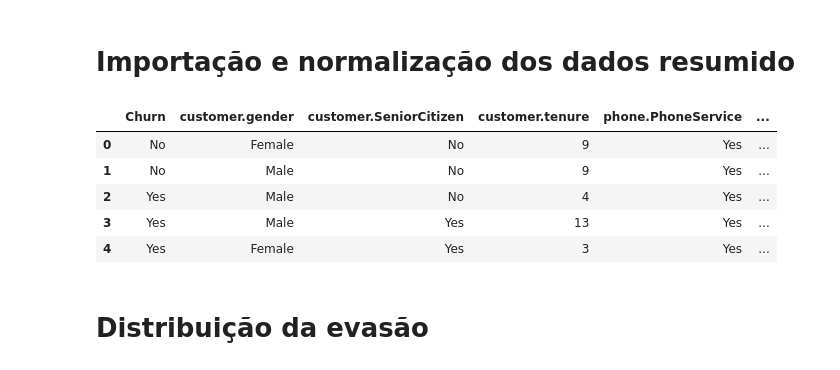
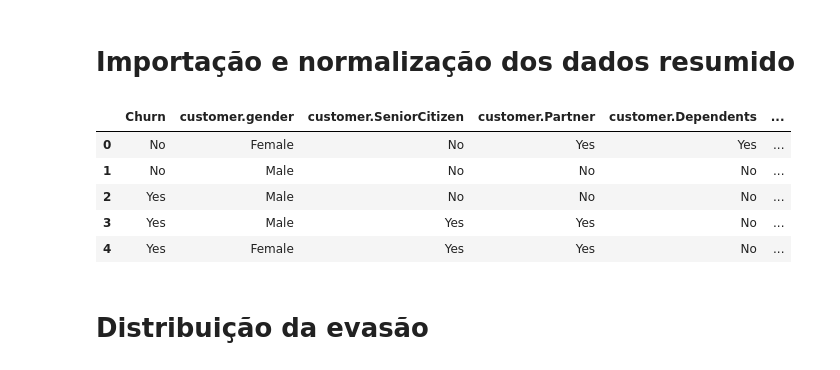
Before and after one commit to nbrasil/TelecomX, a Jupyter notebook: graficos.ipynb, the cells around one changed output. Saved outputs shown, nothing was run; the diff lists cells and outputs as text; code cells hidden in the pictures.

```diff
--- a/graficos.ipynb
+++ b/graficos.ipynb
@@ -3,40 +3,40 @@
 # %%
 import pandas as pd
 import numpy as np
 import requests
 import plotly.express as px
 import seaborn as sns
 import matplotlib.pyplot as plt
 #importando dados
 dados_api = requests.get('https://raw.githubusercontent.com/ingridcristh/challenge2-data-science/refs/heads/main/TelecomX_Data.json')
 resultado_dados_api = dados_api.json()
 df = pd.json_normalize(resultado_dados_api)
 #separando colunas importantes
-series_importantes = ['Churn', 'customer.gender', 'customer.SeniorCitizen', 'customer.tenure',
+series_importantes = ['Churn', 'customer.gender', 'customer.SeniorCitizen', 'customer.Partner','customer.Dependents', 'customer.tenure',
                       'phone.PhoneService', 'internet.InternetService', 'account.Contract', 'account.PaymentMethod',
                       'account.Charges.Monthly', 'account.Charges.Total']
 df = df[series_importantes]
 #tratando dados
 remover = df.query('Churn == ""').index
 df.drop(remover, axis=0, inplace=True)
 df['customer.SeniorCitizen'] = df['customer.SeniorCitizen'].astype(str)
 df['customer.SeniorCitizen'] = df['customer.SeniorCitizen'].map({'0': 'No', '1': 'Yes'})
 #normalizando os tipos de dados
-col_string = ['Churn', 'customer.gender', 'customer.SeniorCitizen', 'phone.PhoneService', 'internet.InternetService',
+col_string = ['Churn', 'customer.gender', 'customer.SeniorCitizen', 'customer.Partner','customer.Dependents', 'phone.PhoneService', 'internet.InternetService',
               'account.Contract', 'account.PaymentMethod']
 df = df.astype({col: 'string' for col in col_string})
 df['account.Charges.Total'] = df['account.Charges.Total'].replace(' ', '0')
 df['account.Charges.Total'] = df['account.Charges.Total'].astype(np.float64)
 #criando contas_diarias mantendo a padronização no nome
 df['account.Charges.Daily'] = (df['account.Charges.Monthly']/30).round(2)
 df.head()
 # %% [output]
-|  | Churn | customer.gender | customer.SeniorCitizen | customer.tenure | phone.PhoneService | ... |
-| 0 | No | Female | No | 9 | Yes | ... |
-| 1 | No | Male | No | 9 | Yes | ... |
-| 2 | Yes | Male | No | 4 | Yes | ... |
-| 3 | Yes | Male | Yes | 13 | Yes | ... |
-| 4 | Yes | Female | Yes | 3 | Yes | ... |
+|  | Churn | customer.gender | customer.SeniorCitizen | customer.Partner | customer.Dependents | ... |
+| 0 | No | Female | No | Yes | Yes | ... |
+| 1 | No | Male | No | No | No | ... |
+| 2 | Yes | Male | No | No | No | ... |
+| 3 | Yes | Male | Yes | Yes | No | ... |
+| 4 | Yes | Female | Yes | Yes | No | ... |
 # %% [markdown]
 # **Distribuição da evasão**
 # %%
```
Also changed, not shown: 2 other files.
